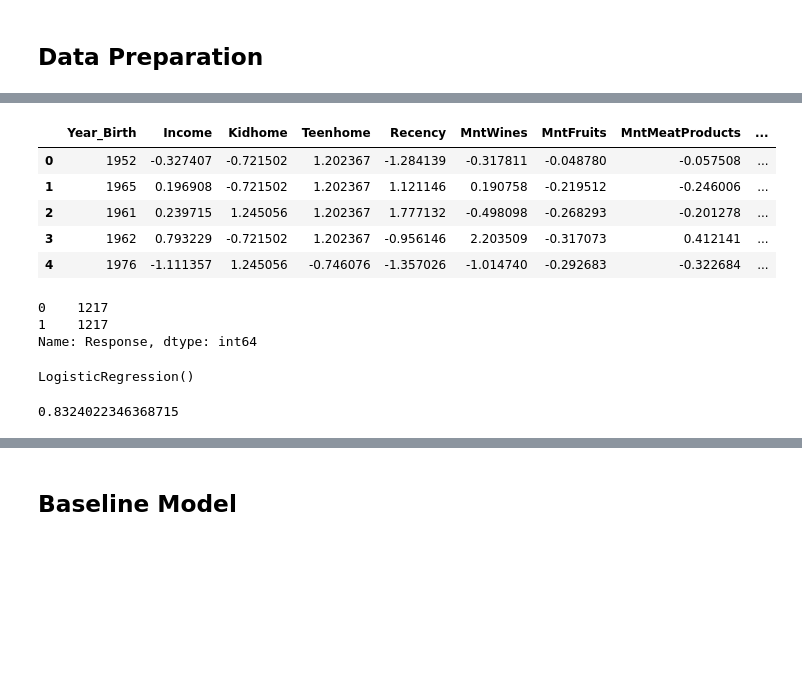
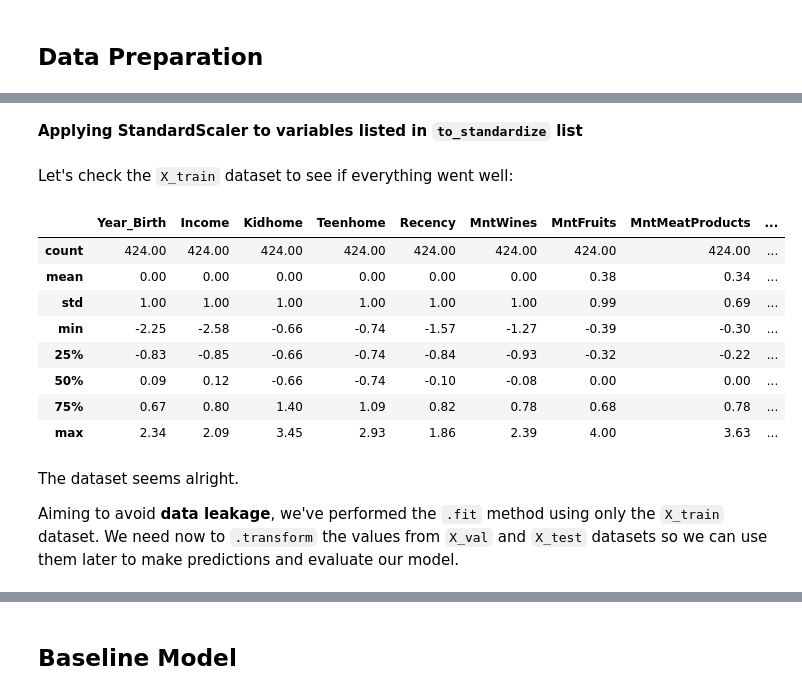
Before and after one commit to renanfmoises/consumer-behavior-analytics, a Jupyter notebook: notebooks/3.2 Consumer Behavior Analytics - Data Modelling - customers_exposed.ipynb, the cells around one changed output, grey strips where cells are left out. Drawn from its saved outputs; the diff is of its cells as text; code cells hidden in the pictures; blank space fills up the shorter version.

```diff
--- a/notebooks/3.2 Consumer Behavior Analytics - Data Modelling - customers_exposed.ipynb
+++ b/notebooks/3.2 Consumer Behavior Analytics - Data Modelling - customers_exposed.ipynb
@@ -221,19 +347,31 @@ to_standardize
 robust_scaler = RobustScaler()
 robust_scaler.fit(X_train[to_robust_scale])
 X_train[to_robust_scale] = robust_scaler.transform(X_train[to_robust_scale])
+# %% [markdown]
+**Applying StandardScaler to variables listed in `to_standardize` list**
 # %%
 stand_scaler = StandardScaler()
 
 stand_scaler.fit(X_train[to_standardize])
 X_train[to_standardize] = stand_scaler.transform(X_train[to_standardize])
-# %%
-X_train.head()
-# %% [output]
-|  | Year_Birth | Income | Kidhome | Teenhome | Recency | MntWines | MntFruits | MntMeatProducts | ... |
-| 0 | 1952 | -0.327407 | -0.721502 | 1.202367 | -1.284139 | -0.317811 | -0.048780 | -0.057508 | ... |
-| 1 | 1965 | 0.196908 | -0.721502 | 1.202367 | 1.121146 | 0.190758 | -0.219512 | -0.246006 | ... |
-| 2 | 1961 | 0.239715 | 1.245056 | 1.202367 | 1.777132 | -0.498098 | -0.268293 | -0.201278 | ... |
-| 3 | 1962 | 0.793229 | -0.721502 | 1.202367 | -0.956146 | 2.203509 | -0.317073 | 0.412141 | ... |
-| 4 | 1976 | -1.111357 | 1.245056 | -0.746076 | -1.357026 | -1.014740 | -0.292683 | -0.322684 | ... |
+# %% [markdown]
+Let's check the `X_train` dataset to see if everything went well:
+# %%
+# Checking statistics from scaled DFs
+round(X_train.describe(), 2)
+# %% [output]
+|  | Year_Birth | Income | Kidhome | Teenhome | Recency | MntWines | MntFruits | MntMeatProducts | ... |
+| count | 424.00 | 424.00 | 424.00 | 424.00 | 424.00 | 424.00 | 424.00 | 424.00 | ... |
+| mean | 0.00 | 0.00 | 0.00 | 0.00 | 0.00 | 0.00 | 0.38 | 0.34 | ... |
+| std | 1.00 | 1.00 | 1.00 | 1.00 | 1.00 | 1.00 | 0.99 | 0.69 | ... |
+| min | -2.25 | -2.58 | -0.66 | -0.74 | -1.57 | -1.27 | -0.39 | -0.30 | ... |
+| 25% | -0.83 | -0.85 | -0.66 | -0.74 | -0.84 | -0.93 | -0.32 | -0.22 | ... |
+| 50% | 0.09 | 0.12 | -0.66 | -0.74 | -0.10 | -0.08 | 0.00 | 0.00 | ... |
+| 75% | 0.67 | 0.80 | 1.40 | 1.09 | 0.82 | 0.78 | 0.68 | 0.78 | ... |
+| max | 2.34 | 2.09 | 3.45 | 2.93 | 1.86 | 2.39 | 4.00 | 3.63 | ... |
+# %% [markdown]
+The dataset seems alright.
+
+Aiming to avoid **data leakage**, we've performed the `.fit` method using only the `X_train` dataset. We need now to `.transform` the values from `X_val` and `X_test` datasets so we can use them later to make predictions and evaluate our model.
 # %%
 # Transforming x_val and x_test with scalers from X_train
@@ -243,18 +380,3 @@ X_test[to_robust_scale] = robust_scaler.transform(X_test[to_robust_scale])
 
 X_val[to_standardize] = stand_scaler.transform(X_val[to_standardize])
 X_test[to_standardize] = stand_scaler.transform(X_test[to_standardize])
-# %%
-y_train.value_counts()
-# %% [output]
-0    1217
-1    1217
-Name: Response, dtype: int64
-# %%
-log_model = LogisticRegression()
-log_model.fit(X_train, y_train)
-# %% [output]
-LogisticRegression()
-# %%
-log_model.score(X_val, y_val)
-# %% [output]
-0.8324022346368715
```
Also changed, not shown: parts of 68 cells of this notebook, 20 other files.
